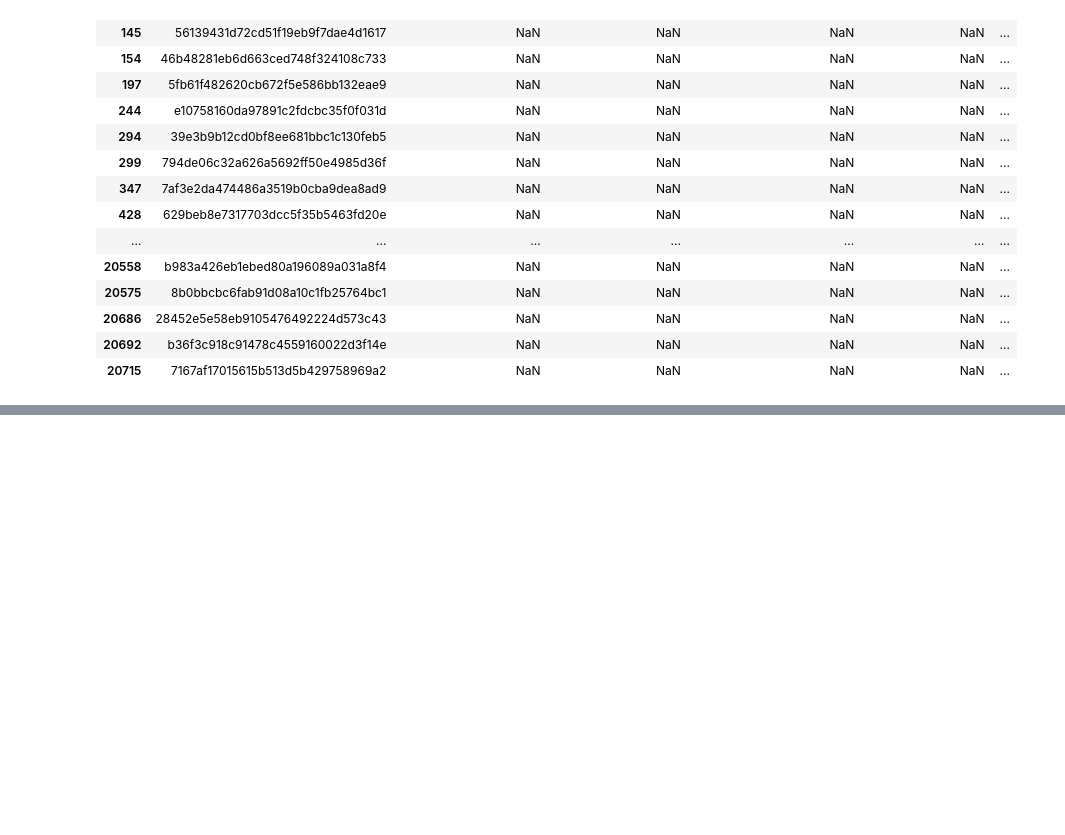
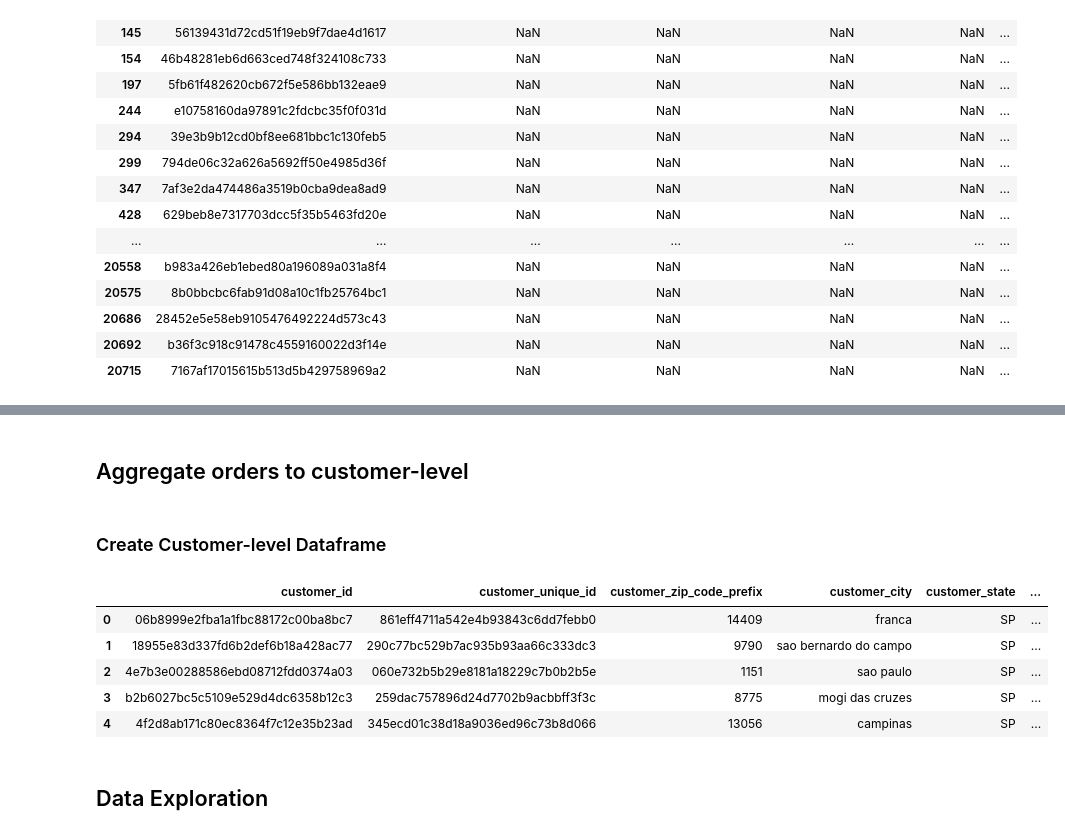
Before and after one commit to graceh3/brazilian_ecommerce, a Jupyter notebook: Customer Churn Prediction Model.ipynb, the cells around one changed output, grey strips where cells are left out. Saved outputs shown, nothing was run; the diff lists cells and outputs as text; code cells hidden in the pictures; blank space fills up the shorter version.

Commit message:
data tranformation

```diff
--- a/Customer Churn Prediction Model.ipynb
+++ b/Customer Churn Prediction Model.ipynb
@@ -154,0 +224,2 @@ products.query('product_category_name!=product_category_name')
+# %%
+orders_final=orders_final.query('order_status=="delivered"')
@@ -154,0 +230,41 @@ products.query('product_category_name!=product_category_name')
+# %% [markdown]
+## Aggregate orders to customer-level
+# %%
+first_order_date=orders_final.groupby('customer_id')['order_approved_at'].min().reset_index()
+last_order_date=orders_final.groupby('customer_id')['order_approved_at'].max().reset_index()
+num_orders=orders_final.groupby('customer_id')['order_id'].count().reset_index()
+num_orderdays=orders_final.groupby('customer_id')['order_approved_at'].count().reset_index()
+num_items=orders_final.groupby('customer_id')['num_items'].sum().reset_index()
+total_price=orders_final.groupby('customer_id')['price'].sum().reset_index()
+total_freight=orders_final.groupby('customer_id')['freight_value'].sum().reset_index()
+total_ordervalue=orders_final.groupby('customer_id')['order_value'].sum().reset_index()
+avg_freight_ratio=orders_final.groupby('customer_id')['freight_ratio'].mean().reset_index()
+avg_item_price=orders_final.groupby('customer_id')['price'].mean().reset_index()
+avg_order_value=orders_final.groupby('customer_id')['order_value'].mean().reset_index()
+# %%
+first_order_date.rename(columns={'order_approved_at':'first_order_date'}, inplace=True)
+last_order_date.rename(columns={'order_approved_at':'last_order_date'}, inplace=True)
+num_orders.rename(columns={'order_id':'num_orders'}, inplace=True)
+num_orderdays.rename(columns={'order_approved_at':'num_order_days'}, inplace=True)
+num_items.rename(columns={'num_items':'total_num_items'}, inplace=True)
+total_price.rename(columns={'price':'total_price'}, inplace=True)
+total_freight.rename(columns={'freight_value':'total_freight'}, inplace=True)
+total_ordervalue.rename(columns={'order_value':'total_order_value'}, inplace=True)
+avg_freight_ratio.rename(columns={'freight_ratio':'avg_freight_ratio'}, inplace=True)
+avg_item_price.rename(columns={'price':'avg_item_price'}, inplace=True)
+avg_order_value.rename(columns={'order_value':'avg_order_value'}, inplace=True)
+# %% [markdown]
+### Create Customer-level Dataframe
+# %%
+customer_profiles=pd.merge(customers,first_order_date, on='customer_id',how='left')
+# %%
+customer_profiles.head()
+# %% [output]
+|  | customer_id | customer_unique_id | customer_zip_code_prefix | customer_city | customer_state | ... |
+| 0 | 06b8999e2fba1a1fbc88172c00ba8bc7 | 861eff4711a542e4b93843c6dd7febb0 | 14409 | franca | SP | ... |
+| 1 | 18955e83d337fd6b2def6b18a428ac77 | 290c77bc529b7ac935b93aa66c333dc3 | 9790 | sao bernardo do campo | SP | ... |
+| 2 | 4e7b3e00288586ebd08712fdd0374a03 | 060e732b5b29e8181a18229c7b0b2b5e | 1151 | sao paulo | SP | ... |
+| 3 | b2b6027bc5c5109e529d4dc6358b12c3 | 259dac757896d24d7702b9acbbff3f3c | 8775 | mogi das cruzes | SP | ... |
+| 4 | 4f2d8ab171c80ec8364f7c12e35b23ad | 345ecd01c38d18a9036ed96c73b8d066 | 13056 | campinas | SP | ... |
+# %% [markdown]
+## Data Exploration
```
Also changed, not shown: parts of 17 cells of this notebook.
